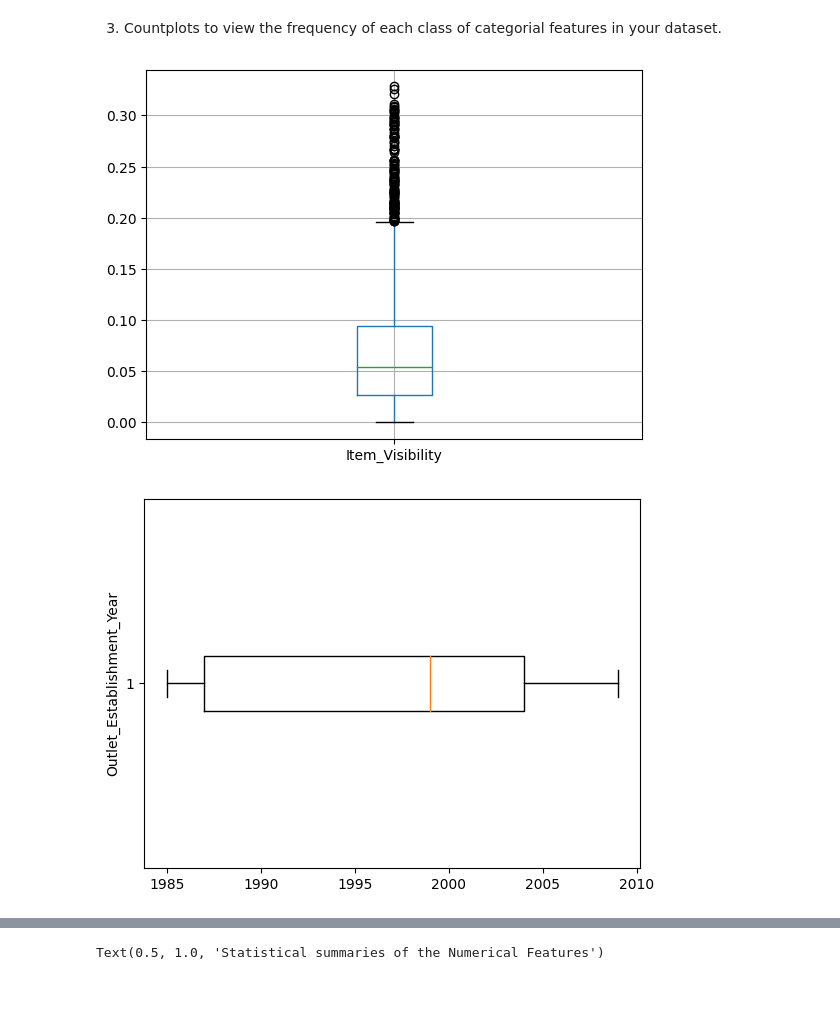
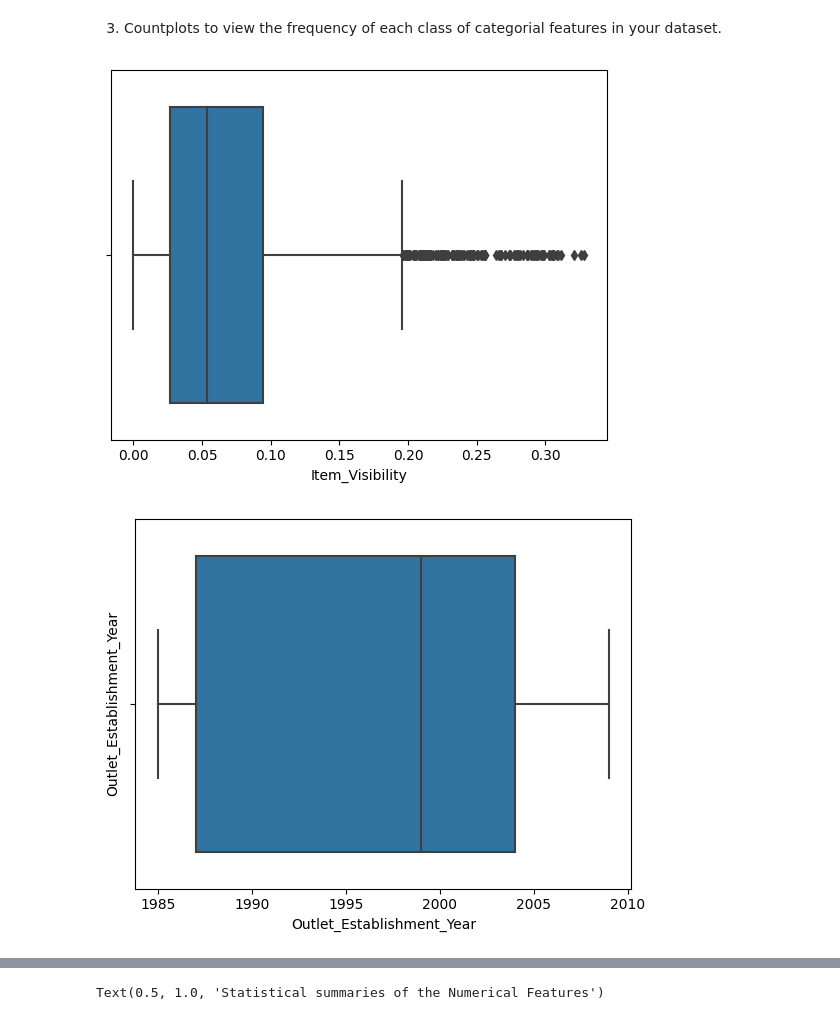
Before and after one commit to GabrielleYa/Prediction-of-Product-Sales, a Jupyter notebook: Prediction_of_Product_Sales.ipynb, the cells around one changed output, grey strips where cells are left out. Drawn from its saved outputs; the diff is of its cells as text; code cells hidden in the pictures; blank space fills up the shorter version.

```diff
--- a/Prediction_of_Product_Sales.ipynb
+++ b/Prediction_of_Product_Sales.ipynb
@@ -449,16 +474,19 @@ ax.set_ylabel('Item MRP');
 3) Countplots to view the frequency of each class of categorial features in your dataset.
 # %%
 # Create a single boxplot for Item Visibility
-ax = df_sales.boxplot(column = ['Item_Visibility'])
+ax = sns.boxplot(data= df_sales,
+                 x = 'Item_Visibility')
+
+# Setting the y label title
 # %% [output]
-[figure, old version]
+[figure, new version]
 # %%
 # Create a countplot to view the frequency of each class of categorial features in the data set
-fig, ax = plt.subplots()
-data = df_sales['Outlet_Establishment_Year']
-ax.boxplot(data, vert= False);
+ax = sns.boxplot(data = df_sales,
+                 x = 'Outlet_Establishment_Year')
+# Setting the titles
 ax.set_ylabel('Outlet_Establishment_Year');
 # %% [output]
-[figure, old version]
+[figure, new version]
 # %%
 # Create a single boxplot for Item Outlet Sales
```
Also changed, not shown: parts of 27 cells of this notebook.
